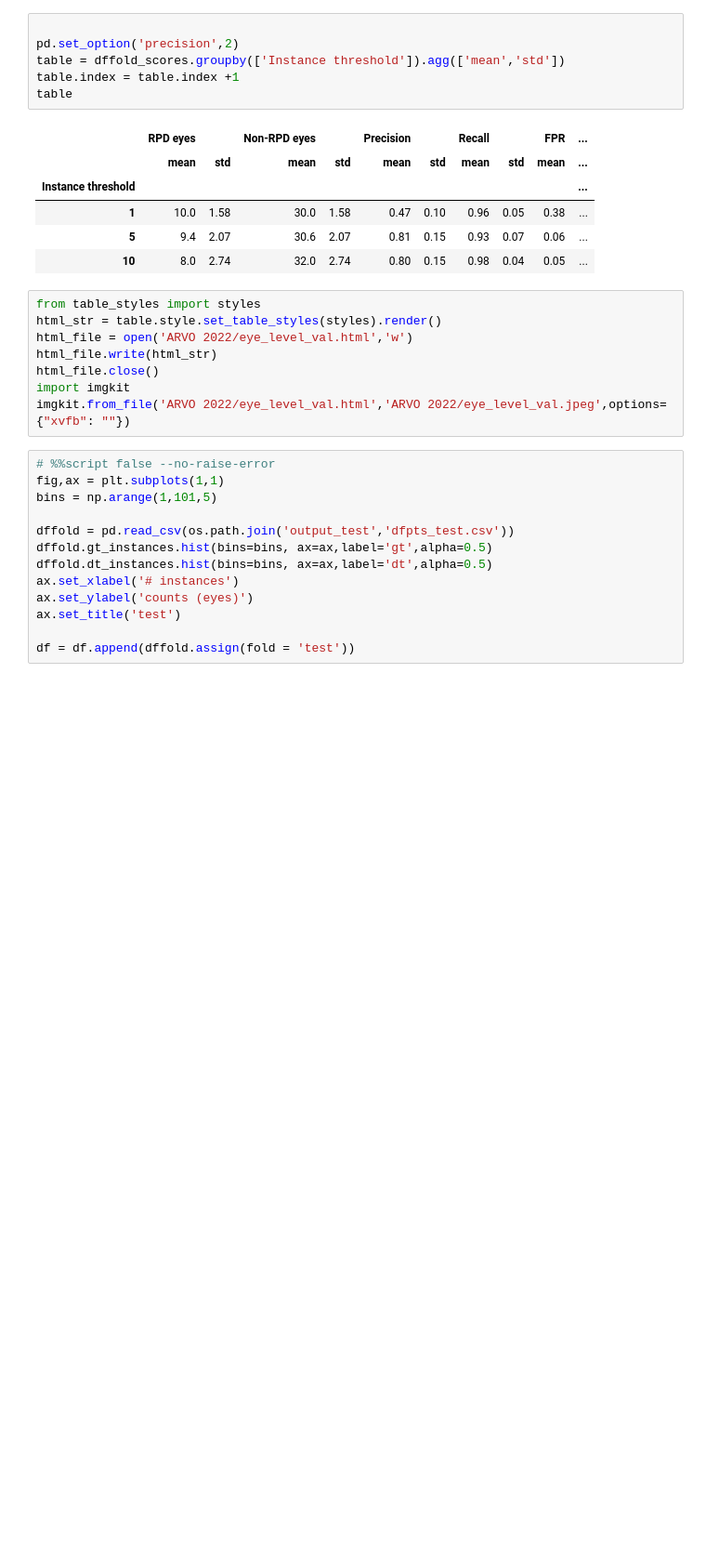
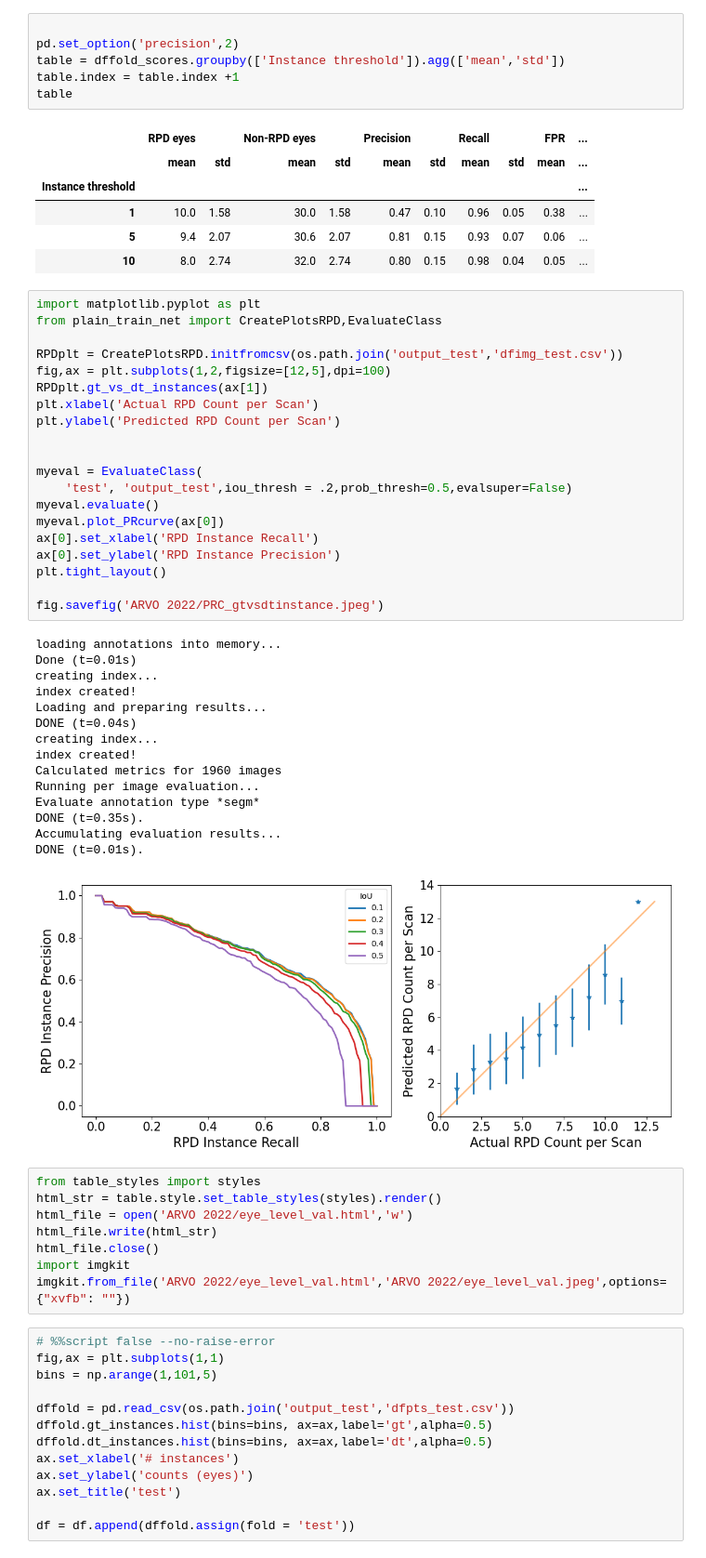
Before and after one commit to uw-biomedical-ml/detectron2-rpd-yb, a Jupyter notebook: runEvaluateClass.ipynb, the cells around one changed output. Shown at 93% size. Cells and saved outputs as stored; diff of their text form; blank space fills up the shorter version.

```diff
--- a/runEvaluateClass.ipynb
+++ b/runEvaluateClass.ipynb
@@ -387,6 +438,42 @@ table
 | 1 | 10.0 | 1.58 | 30.0 | 1.58 | 0.47 | 0.10 | 0.96 | 0.05 | 0.38 | ... |
 | 5 | 9.4 | 2.07 | 30.6 | 2.07 | 0.81 | 0.15 | 0.93 | 0.07 | 0.06 | ... |
 | 10 | 8.0 | 2.74 | 32.0 | 2.74 | 0.80 | 0.15 | 0.98 | 0.04 | 0.05 | ... |
+# %%
+import matplotlib.pyplot as plt
+from plain_train_net import CreatePlotsRPD,EvaluateClass
+
+RPDplt = CreatePlotsRPD.initfromcsv(os.path.join('output_test','dfimg_test.csv'))
+fig,ax = plt.subplots(1,2,figsize=[12,5],dpi=100)
+RPDplt.gt_vs_dt_instances(ax[1])
+plt.xlabel('Actual RPD Count per Scan')
+plt.ylabel('Predicted RPD Count per Scan')
+
+
+myeval = EvaluateClass(
+    'test', 'output_test',iou_thresh = .2,prob_thresh=0.5,evalsuper=False)
+myeval.evaluate()
+myeval.plot_PRcurve(ax[0])
+ax[0].set_xlabel('RPD Instance Recall')
+ax[0].set_ylabel('RPD Instance Precision')
+plt.tight_layout()
+
+fig.savefig('ARVO 2022/PRC_gtvsdtinstance.jpeg')
+# %% [output]
+loading annotations into memory...
+Done (t=0.01s)
+creating index...
+index created!
+Loading and preparing results...
+DONE (t=0.04s)
+creating index...
+index created!
+Calculated metrics for 1960 images
+Running per image evaluation...
+Evaluate annotation type *segm*
+DONE (t=0.35s).
+Accumulating evaluation results...
+DONE (t=0.01s).
+[figure, added]
 # %%
 from table_styles import styles
 html_str = table.style.set_table_styles(styles).render()
```
Also changed, not shown: parts of 4 cells of this notebook, 2 other files.
